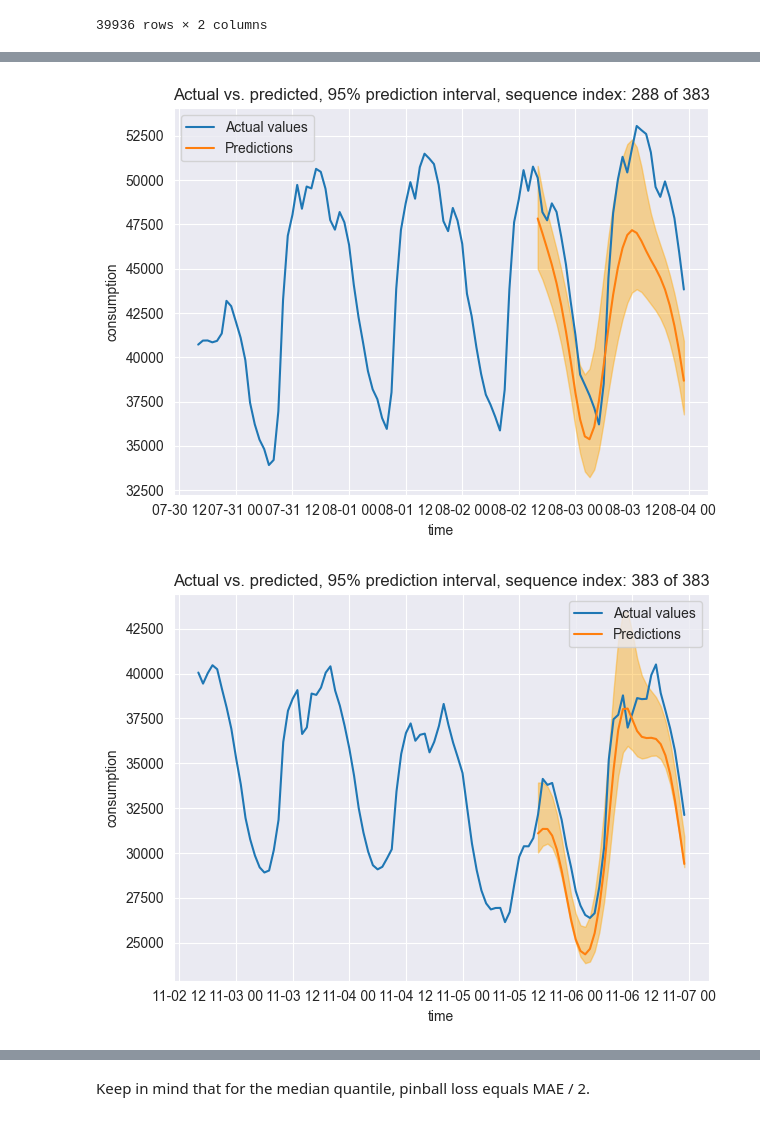
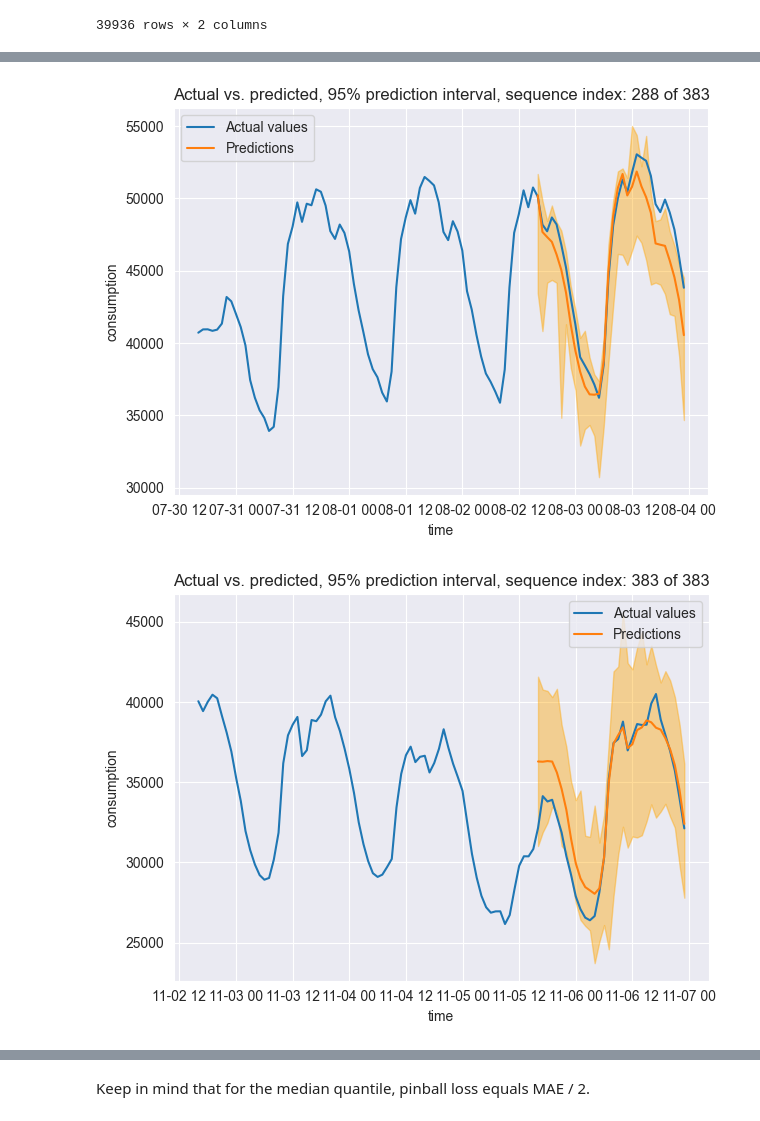
Before and after one commit to AhmetZamanis/DeepLearningEnergyForecasting, a Jupyter notebook: 3.2_iQuantileTransformer.ipynb, the cells around one changed output, grey strips where cells are left out. Saved outputs shown, nothing was run; the diff lists cells and outputs as text; code cells hidden in the pictures.

Commit message:
Finish rough transformer code
Subject to review: Is causal masking turned off by default in nn.Transformer?

```diff
--- a/3.2_iQuantileTransformer.ipynb
+++ b/3.2_iQuantileTransformer.ipynb
@@ -899,7 +888,8 @@ hyperparameters_dict = {
 # %%
 # Create trainer
 trainer = L.Trainer(
-    max_epochs = int(best_trial_lstm["user_attrs_n_epochs"]),
+    #max_epochs = 2,
+    max_epochs = int(best_trial_transformer["user_attrs_n_epochs"]),
     accelerator = "gpu",
     devices = "auto",
     precision = "16-mixed",
@@ -916,7 +906,7 @@ IPU available: False, using: 0 IPUs
 HPU available: False, using: 0 HPUs
 # %%
 # Create & train model
-model = StatefulQuantileLSTM(hyperparameters_dict)
+model = iQuantileTransformer(hyperparameters_dict)
 trainer.fit(model, train_loader)
 # %% [output]
 C:\Users\PC\Documents\WorkLocal\DataScience\GitHub\DeepLearningEnergyForecasting\venv\Lib\site-packages\lightning\pytorch\trainer\configuration_validator.py:74: You defined a `validation_step` but hav ...
@@ -935,8 +928,8 @@ LOCAL_RANK: 0 - CUDA_VISIBLE_DEVICES: [0]
 # %%
 # Make predictions on test data & backtransform scaled values
 preds_raw = trainer.predict(model, test_loader)
-preds_raw = torch.cat(preds_raw, dim = 0).cpu().numpy().astype(np.float32)
-preds = scaler_test.backtransform_preds(preds_raw)
+preds = torch.cat(preds_raw, dim = 0).cpu().numpy().astype(np.float32)
+preds = scaler_test.backtransform_preds(preds)
 # %% [output]
 LOCAL_RANK: 0 - CUDA_VISIBLE_DEVICES: [0]
 # %%
@@ -1032,23 +1025,23 @@ _ = plt.fill_between(
 # %%
-def plot_sequence_preds(preds, input_sequences, output_sequences, sequence_index = 0):
+def plot_sequence_preds(preds, source_sequences, target_sequences, sequence_index = 0):
 
     # Get n. of sequences
-    n_sequences = len(output_sequences)
+    n_sequences = len(target_sequences)
 
     # Get predictions for selected sequence
     preds_low = preds[sequence_index, :, 0]
     preds_point = preds[sequence_index, :, 1]
     preds_high = preds[sequence_index, :, 2]
 
-    # Get & combine actual outputs, inputs, dates
-    date_output = output_sequences[sequence_index].index.to_series()
-    output = output_sequences[sequence_index].consumption_MWh.values
+    # Get & combine actual targets, sources, dates
+    date_target = target_sequences[sequence_index].index.to_series()
+    target = target_sequences[sequence_index].consumption_MWh.values
 
-    date_input = input_sequences[sequence_index].index.to_series()
-    input = input_sequences[sequence_index].consumption_lag2.values
+    date_source = source_sequences[sequence_index].index.to_series()
+    source = source_sequences[sequence_index].consumption_lag2.values
 
-    date = pd.concat([date_input, date_output], axis = 0)
-    actual = np.concatenate([input, output], axis = 0)
+    date = pd.concat([date_source, date_target], axis = 0)
+    actual = np.concatenate([source, target], axis = 0)
 
     # Plot
     _ = sns.lineplot(
@@ -1058,13 +1051,13 @@ def plot_sequence_preds(preds, input_sequences, output_sequences, sequence_index
     )
 
     _ = sns.lineplot(
-        x = date_output,
+        x = date_target,
         y = preds_point,
         label = "Predictions"
     )
 
     _ = plt.fill_between(
-        x = date_output,
+        x = date_target,
         y1 = preds_low,
         y2 = preds_high,
         color = "orange",
@@ -1076,9 +1069,9 @@ def plot_sequence_preds(preds, input_sequences, output_sequences, sequence_index
     _ = plt.ylabel("consumption")
 # %%
 # Predicted vs. actual plots, zoomed in
-indices = [i for i in range(0, len(test_output), len(test_output) // 4)]
-indices.append(len(test_output) - 1)
+indices = [i for i in range(0, len(test_target), len(test_target) // 4)]
+indices.append(len(test_target) - 1)
 for idx in indices:
     plt.figure()
-    plot_sequence_preds(preds, test_input, test_output, sequence_index = idx)
+    plot_sequence_preds(preds, test_source, test_target, sequence_index = idx)
 # %% [output]
@@ -1088,5 +1081,5 @@ for idx in indices:
-[figure, old version]
+[figure, new version]
-[figure, old version]
+[figure, new version]
 # %%
 # Calculate performance metrics: MAE, RMSLE, MAPE, pinball
 rounding = 4
```
Also changed, not shown: parts of 42 cells of this notebook, 2 other files.
